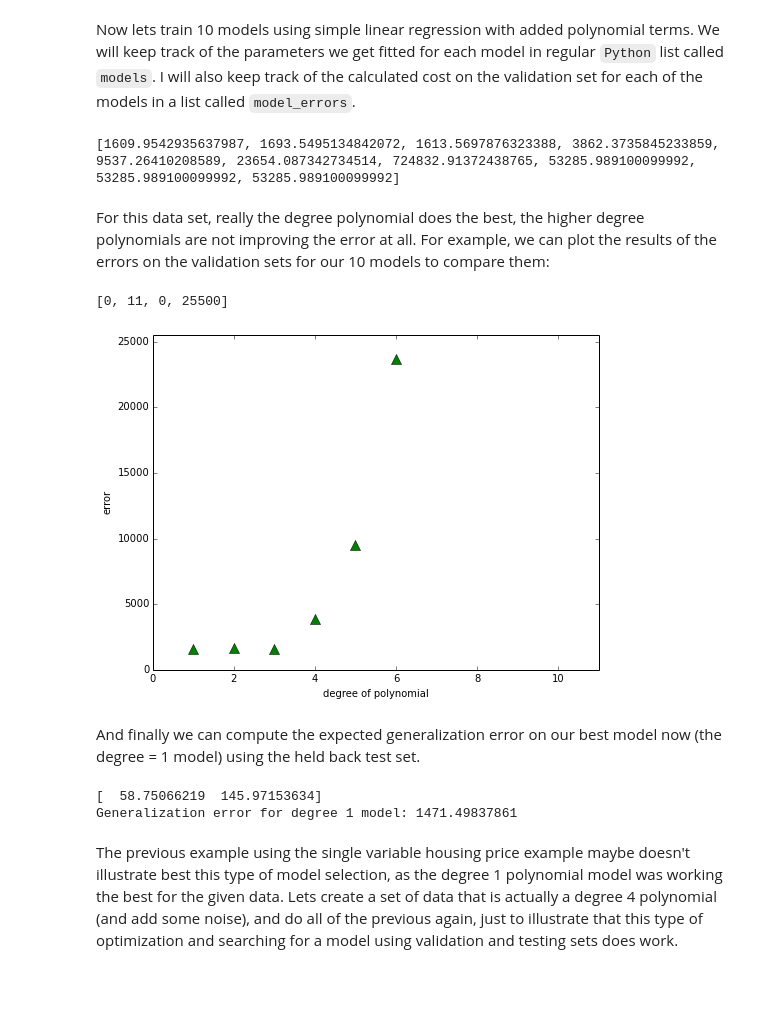
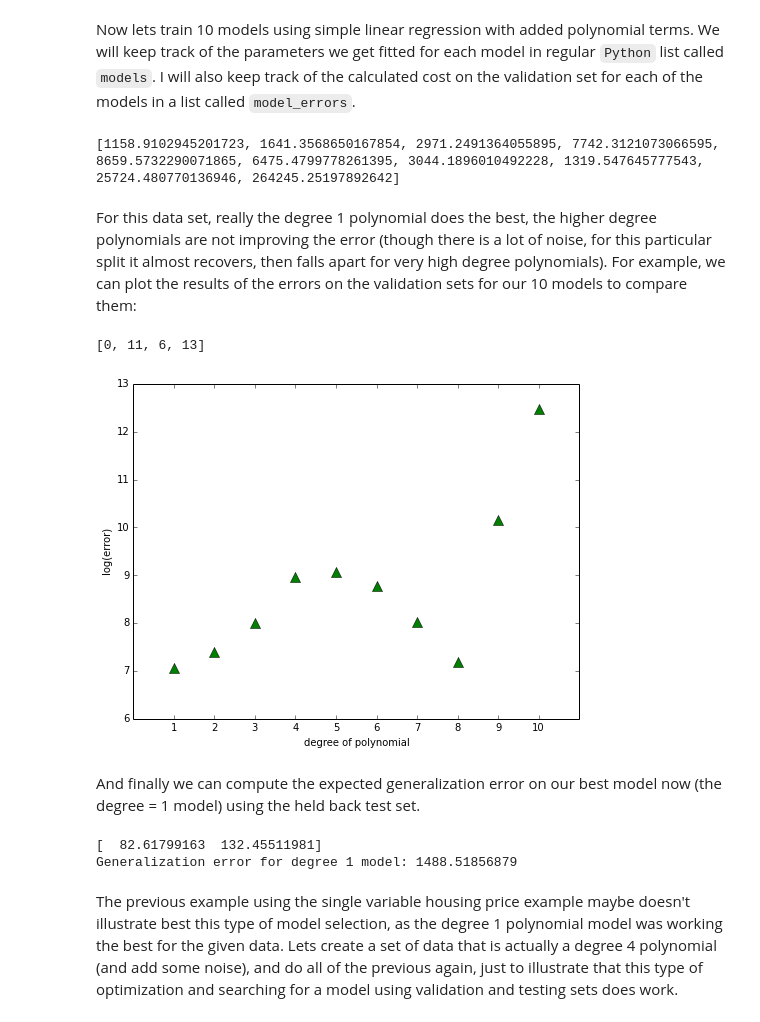
Before and after one commit to tgrasty/CSCI574-Machine-Learning, a Jupyter notebook: Lecture-08a-Advice-for-Applying-Machine-Learning.ipynb, the cells around one changed output. Cells and saved outputs as stored; diff of their text form; code cells hidden in the pictures; blank space fills up the shorter version.

Commit message:
Added random seeds to notebook so that if rerun by students will get same results and discussion makes sense.  Cleaned up discussions in places.

```diff
--- a/Lecture-08a-Advice-for-Applying-Machine-Learning.ipynb
+++ b/Lecture-08a-Advice-for-Applying-Machine-Learning.ipynb
@@ -359,9 +361,9 @@ for i in range(10):
 
     # now train a model on the degree n-1 polynomial terms in X
     theta = np.zeros( (n, 1) )
-    res = minimize(compute_linear_regression_cost, theta, method='BFGS',
+    res = minimize(compute_linear_regression_cost, theta, method='L-BFGS-B',
                    jac=compute_linear_regression_gradients,
-                   args=(X_Train, y_train), options={'disp': False, 'maxiter': 200})
+                   args=(X_Train, y_train), options={'disp': True, 'maxiter': 200})
     theta_opt = res.x # res is an object, the x variable in res has the optimized parameters
     models.append(theta_opt)
 
@@ -376,19 +378,21 @@ for i in range(10):
 
 print model_errors
 # %% [output]
-[1609.9542935637987, 1693.5495134842072, 1613.5697876323388, 3862.3735845233859, 9537.26410208589, 23654.087342734514, 724832.91372438765, 53285.989100099992, 53285.989100099992, 53285.989100099992]
+[1158.9102945201723, 1641.3568650167854, 2971.2491364055895, 7742.3121073066595, 8659.5732290071865, 6475.4799778261395, 3044.1896010492228, 1319.547645777543, 25724.480770136946, 264245.25197892642]
 # %% [markdown]
-For this data set, really the degree polynomial does the best, the higher degree polynomials are not improving the error at
-all.  For example, we can plot the results of the errors on the validation sets for our 10 models to compare them:
+For this data set, really the degree 1 polynomial does the best, the higher degree polynomials are not improving the error
+(though there is a lot of noise, for this particular split it almost recovers, then falls apart for very high
+degree polynomials).  For example, we can plot the results of the errors on the validation sets for our 10 models to compare them:
 # %%
 p = np.arange(1, 11)
-plt.plot(p, model_errors, 'g^', markersize=10)
+plt.plot(p, np.log(model_errors), 'g^', markersize=10)
 plt.xlabel('degree of polynomial')
-plt.ylabel('error')
-plt.axis([0, 11, 0, 25500])
+plt.ylabel('log(error)')
+plt.xticks(p)
+plt.axis([0, 11, 6, 13])
 # %% [output]
-[0, 11, 0, 25500]
+[0, 11, 6, 13]
-[figure, old version]
+[figure, new version]
 # %% [markdown]
 And finally we can compute the expected generalization error on our best model now (the degree = 1 model) using the held back
 test set.
@@ -401,8 +405,8 @@ X_Test[1,:] = x_test.T # the second column contains the raw inputs
 error = compute_linear_regression_cost(theta_opt, X_Test, y_test)
 print "Generalization error for degree 1 model:", error
 # %% [output]
-[  58.75066219  145.97153634]
-Generalization error for degree 1 model: 1471.49837861
+[  82.61799163  132.45511981]
+Generalization error for degree 1 model: 1488.51856879
 # %% [markdown]
 The previous example using the single variable housing price example maybe doesn't illustrate best this type of model selection,
 as the degree 1 polynomial model was working the best for the given data.  Lets create a set of data that is actually a degree
```
Also changed, not shown: parts of 9 cells of this notebook.
